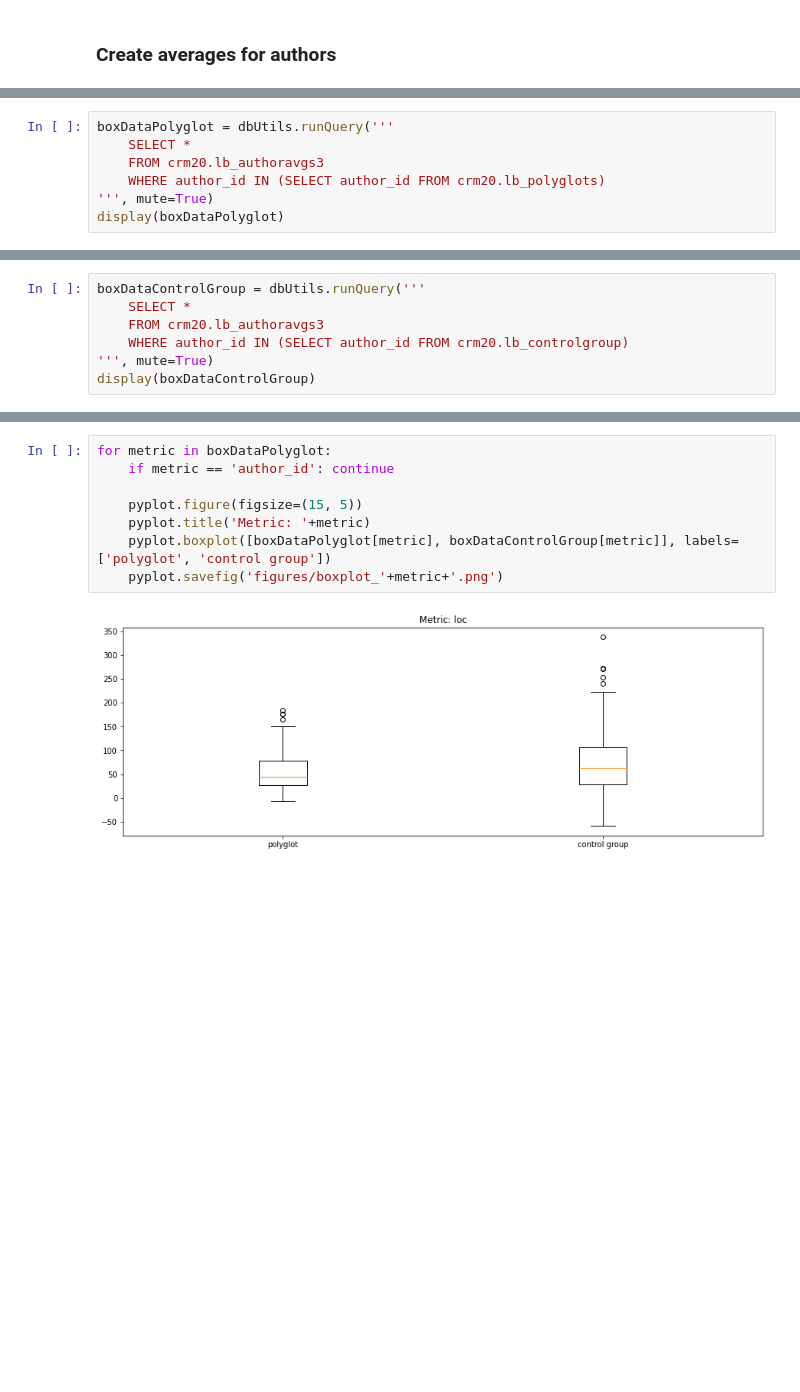
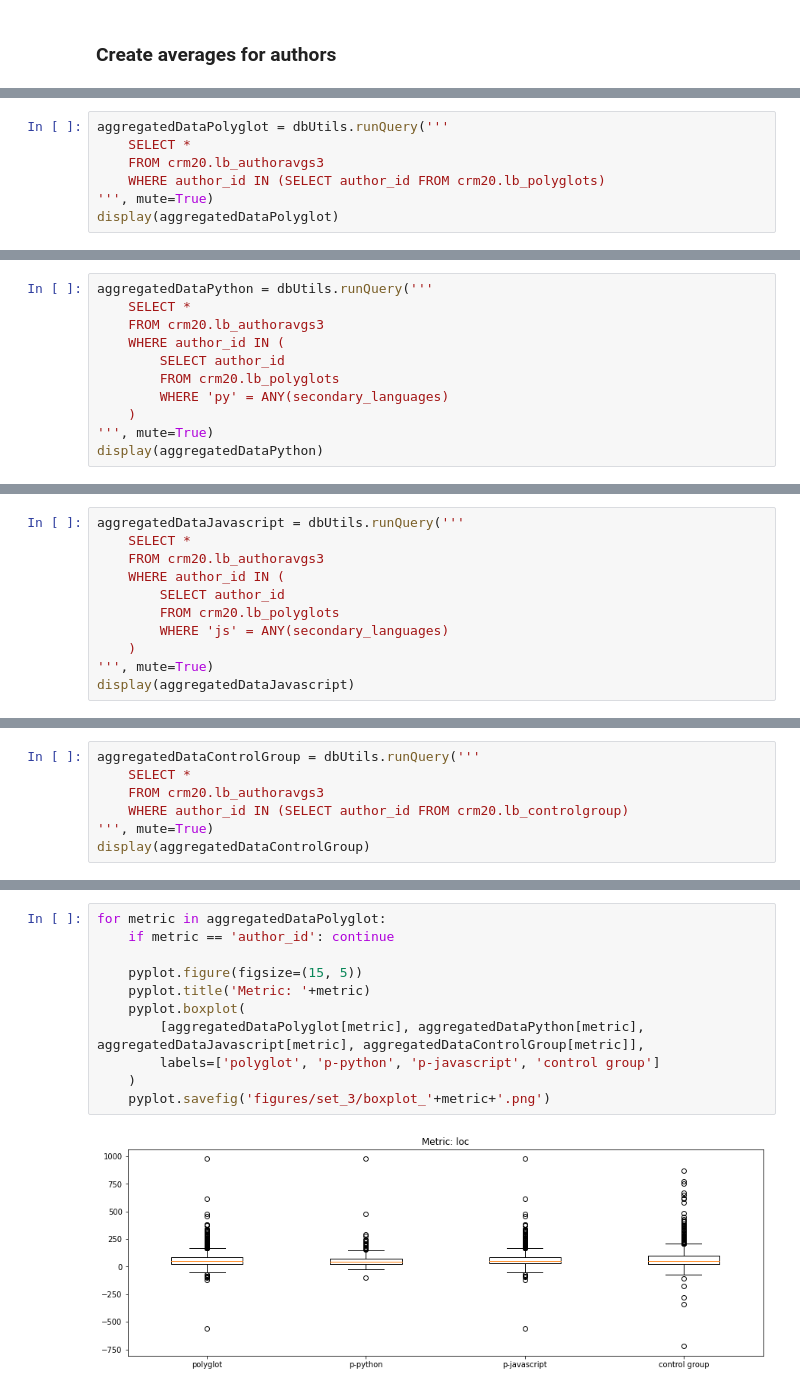
Before and after one commit to LeonBein/CRM20, a Jupyter notebook: Results_Iteration#3.ipynb, the cells around one changed output, grey strips where cells are left out. Drawn from its saved outputs; the diff is of its cells as text; blank space fills up the shorter version.

```diff
--- a/Results_Iteration#3.ipynb
+++ b/Results_Iteration#3.ipynb
@@ -111,8 +126,8 @@ Time used: 0.038674116134643555
 # %%
-boxDataPolyglot = dbUtils.runQuery('''
+aggregatedDataPolyglot = dbUtils.runQuery('''
     SELECT *
     FROM crm20.lb_authoravgs3
     WHERE author_id IN (SELECT author_id FROM crm20.lb_polyglots)
 ''', mute=True)
-display(boxDataPolyglot)
+display(aggregatedDataPolyglot)
 # %% [output]
@@ -132,0 +148,11 @@ Time used: 0.03542947769165039
+# %%
+aggregatedDataPython = dbUtils.runQuery('''
+    SELECT *
+    FROM crm20.lb_authoravgs3
+    WHERE author_id IN (
+        SELECT author_id
+        FROM crm20.lb_polyglots
+        WHERE 'py' = ANY(secondary_languages)
+    )
+''', mute=True)
+display(aggregatedDataPython)
@@ -132,0 +174,11 @@ Time used: 0.03542947769165039
+# %%
+aggregatedDataJavascript = dbUtils.runQuery('''
+    SELECT *
+    FROM crm20.lb_authoravgs3
+    WHERE author_id IN (
+        SELECT author_id
+        FROM crm20.lb_polyglots
+        WHERE 'js' = ANY(secondary_languages)
+    )
+''', mute=True)
+display(aggregatedDataJavascript)
@@ -133,8 +200,8 @@ Time used: 0.03542947769165039
 # %%
-boxDataControlGroup = dbUtils.runQuery('''
+aggregatedDataControlGroup = dbUtils.runQuery('''
     SELECT *
     FROM crm20.lb_authoravgs3
     WHERE author_id IN (SELECT author_id FROM crm20.lb_controlgroup)
 ''', mute=True)
-display(boxDataControlGroup)
+display(aggregatedDataControlGroup)
 # %% [output]
@@ -155,10 +228,13 @@ Time used: 0.034987449645996094
 # %%
-for metric in boxDataPolyglot:
+for metric in aggregatedDataPolyglot:
     if metric == 'author_id': continue
 
     pyplot.figure(figsize=(15, 5))
     pyplot.title('Metric: '+metric)
-    pyplot.boxplot([boxDataPolyglot[metric], boxDataControlGroup[metric]], labels=['polyglot', 'control group'])
-    pyplot.savefig('figures/boxplot_'+metric+'.png')
+    pyplot.boxplot(
+        [aggregatedDataPolyglot[metric], aggregatedDataPython[metric], aggregatedDataJavascript[metric], aggregatedDataControlGroup[metric]],
+        labels=['polyglot', 'p-python', 'p-javascript', 'control group']
+    )
+    pyplot.savefig('figures/set_3/boxplot_'+metric+'.png')
 # %% [output]
-[figure, old version]
+[figure, new version]
```
Also changed, not shown: parts of 29 cells of this notebook, 19 other files.
